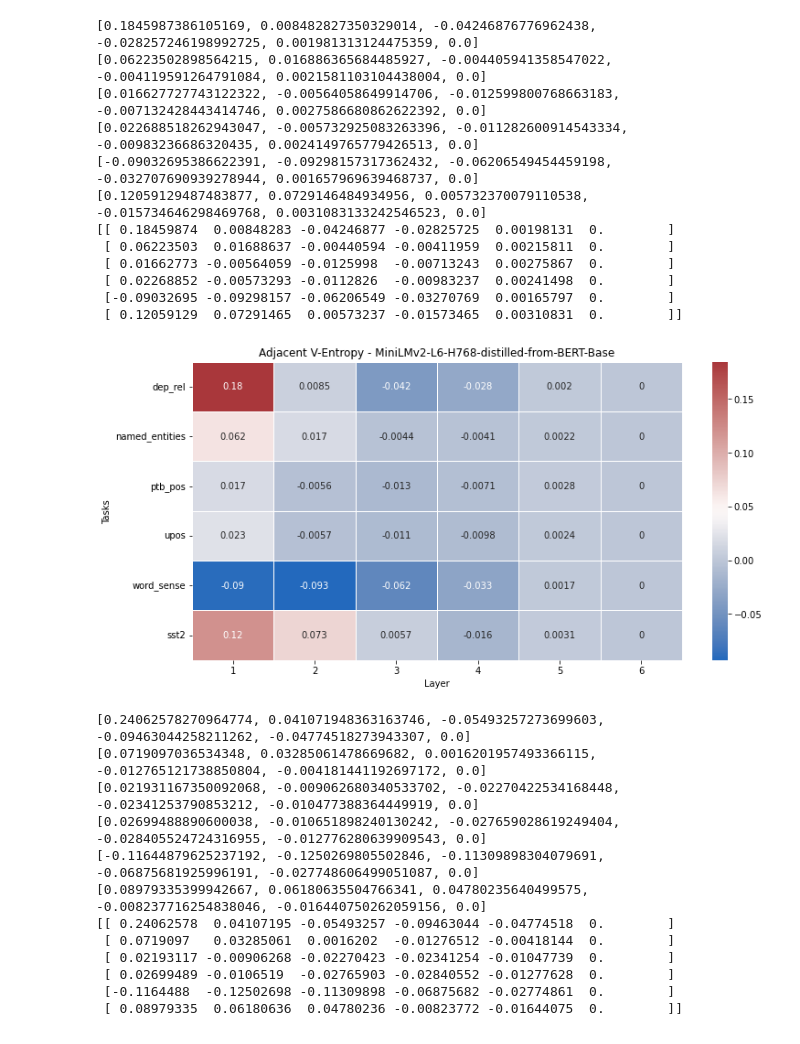
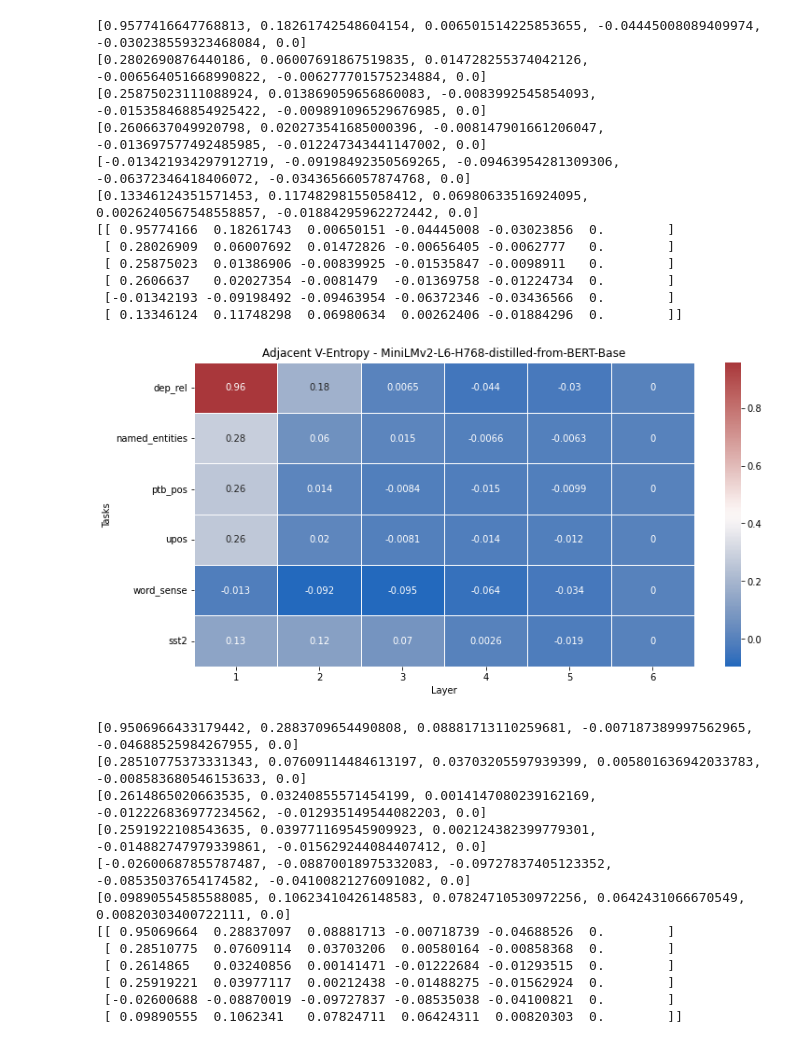
Before and after one commit to Haotian-Qi/conditional-probing-fork, a Jupyter notebook: heatmap.ipynb, the cells around one changed output. Drawn from its saved outputs; the diff is of its cells as text; code cells hidden in the pictures.

```diff
--- a/heatmap.ipynb
+++ b/heatmap.ipynb
@@ -5,10 +5,8 @@ import matplotlib.pyplot as plt
 import seaborn as sns
 
 def get_data(task,model_name,layer_number):
-    #[task+"-"+model_name+"-layer0.yaml.results", task+"-"+model_name+"-layer1.yaml.results", task+"-"+model_name+"-layer2.yaml.results", task+"-"+model_name+"-layer3.yaml.results", task+"-"+model_name+"-layer4.yaml.results",task+"-"+model_name+"-layer5.yaml.results"]
-    #[task+"-"+model_name+"-layer0-1.yaml.results", task+"-"+model_name+"-layer1-2.yaml.results", task+"-"+model_name+"-layer2-3.yaml.results", task+"-"+model_name+"-layer3-4.yaml.results", task+"-"+model_name+"-layer4-5.yaml.results", task+"-"+model_name+"-layer5-6.yaml.results"]
-    single_layers = ['reports/{}-{}-layer{}.yaml.results/dev.v_entropy'.format(task,model_name,i) for i in range(1,layer_number+1)]
-    two_layers = ['reports/{}-{}-layer{}-{}.yaml.results/dev.v_entropy'.format(task,model_name,i-1,i) for i in range(1,layer_number+1)]
+    single_layers = ['reports/{}-{}-layer{}.yaml.results/dev.v_entropy'.format(task,model_name,i) for i in range(0,layer_number)] #(0-5)
+    two_layers = ['reports/{}-{}-layer{}-{}.yaml.results/dev.v_entropy'.format(task,model_name,i,i+1) for i in range(0,layer_number)] #(0-1),(1,2)
     base = []
     cond = []
     for file_path in single_layers:
@@ -22,55 +20,55 @@ def get_data(task,model_name,layer_number):
         if os.path.isfile(file_path):
             with open(file_path, "r") as f:
                 cond.append(float(f.read().strip()))
         else:
             print("Path Invalid")
     r = [(b-c) for b, c in zip(base, cond)]
     print(r)
     return r
 
 tasks=["dep_rel","named_entities","ptb_pos","upos","word_sense","sst2"]
 models=["MiniLMv2-L6-H768-distilled-from-BERT-Base","distilbert-base-uncased","12-b128-distilbert","8-b128-distilbert"]
 layer_numbers=[6,6,12,8]
 
 
 for count, model in enumerate(models):
     results = np.empty((0,layer_numbers[count]))
     for task in tasks:
         r = get_data(task, model,layer_numbers[count])
         results = np.append(results, [r], axis=0)
     print(results)
     x_indices = range(1, layer_numbers[count] + 1)
     plt.figure(figsize=(12,6))
     plt.title("Adjacent V-Entropy - "+model)
     ax = sns.heatmap(results, linewidth=0.5,annot=True,cmap="vlag")
     plt.xlabel('Layer')
     plt.ylabel('Tasks')
     ax.set_xticklabels(x_indices)
     ax.set_yticklabels(tasks, rotation='horizontal')
     plt.show()
 # %% [output]
-[0.1845987386105169, 0.008482827350329014, -0.04246876776962438, -0.028257246198992725, 0.001981313124475359, 0.0]
-[0.06223502898564215, 0.016886365684485927, -0.004405941358547022, -0.004119591264791084, 0.0021581103104438004, 0.0]
-[0.016627727743122322, -0.00564058649914706, -0.012599800768663183, -0.007132428443414746, 0.0027586680862622392, 0.0]
-[0.022688518262943047, -0.005732925083263396, -0.011282600914543334, -0.00983236686320435, 0.0024149765779426513, 0.0]
-[-0.09032695386622391, -0.09298157317362432, -0.06206549454459198, -0.032707690939278944, 0.001657969639468737, 0.0]
-[0.12059129487483877, 0.0729146484934956, 0.005732370079110538, -0.015734646298469768, 0.0031083133242546523, 0.0]
-[[ 0.18459874  0.00848283 -0.04246877 -0.02825725  0.00198131  0.        ]
- [ 0.06223503  0.01688637 -0.00440594 -0.00411959  0.00215811  0.        ]
- [ 0.01662773 -0.00564059 -0.0125998  -0.00713243  0.00275867  0.        ]
- [ 0.02268852 -0.00573293 -0.0112826  -0.00983237  0.00241498  0.        ]
- [-0.09032695 -0.09298157 -0.06206549 -0.03270769  0.00165797  0.        ]
- [ 0.12059129  0.07291465  0.00573237 -0.01573465  0.00310831  0.        ]]
+[0.9577416647768813, 0.18261742548604154, 0.006501514225853655, -0.04445008089409974, -0.030238559323468084, 0.0]
+[0.2802690876440186, 0.06007691867519835, 0.014728255374042126, -0.006564051668990822, -0.006277701575234884, 0.0]
+[0.25875023111088924, 0.013869059656860083, -0.0083992545854093, -0.015358468854925422, -0.009891096529676985, 0.0]
+[0.2606637049920798, 0.020273541685000396, -0.008147901661206047, -0.013697577492485985, -0.012247343441147002, 0.0]
+[-0.013421934297912719, -0.09198492350569265, -0.09463954281309306, -0.06372346418406072, -0.03436566057874768, 0.0]
+[0.13346124351571453, 0.11748298155058412, 0.06980633516924095, 0.0026240567548558857, -0.01884295962272442, 0.0]
+[[ 0.95774166  0.18261743  0.00650151 -0.04445008 -0.03023856  0.        ]
+ [ 0.28026909  0.06007692  0.01472826 -0.00656405 -0.0062777   0.        ]
+ [ 0.25875023  0.01386906 -0.00839925 -0.01535847 -0.0098911   0.        ]
+ [ 0.2606637   0.02027354 -0.0081479  -0.01369758 -0.01224734  0.        ]
+ [-0.01342193 -0.09198492 -0.09463954 -0.06372346 -0.03436566  0.        ]
+ [ 0.13346124  0.11748298  0.06980634  0.00262406 -0.01884296  0.        ]]
-[figure, old version]
+[figure, new version]
-[0.24062578270964774, 0.041071948363163746, -0.05493257273699603, -0.09463044258211262, -0.04774518273943307, 0.0]
-[0.0719097036534348, 0.03285061478669682, 0.0016201957493366115, -0.012765121738850804, -0.004181441192697172, 0.0]
-[0.021931167350092068, -0.009062680340533702, -0.02270422534168448, -0.02341253790853212, -0.010477388364449919, 0.0]
-[0.02699488890600038, -0.010651898240130242, -0.027659028619249404, -0.028405524724316955, -0.012776280639909543, 0.0]
-[-0.11644879625237192, -0.1250269805502846, -0.11309898304079691, -0.06875681925996191, -0.027748606499051087, 0.0]
-[0.08979335399942667, 0.06180635504766341, 0.04780235640499575, -0.008237716254838046, -0.016440750262059156, 0.0]
-[[ 0.24062578  0.04107195 -0.05493257 -0.09463044 -0.04774518  0.        ]
- [ 0.0719097   0.03285061  0.0016202  -0.01276512 -0.00418144  0.        ]
- [ 0.02193117 -0.00906268 -0.02270423 -0.02341254 -0.01047739  0.        ]
- [ 0.02699489 -0.0106519  -0.02765903 -0.02840552 -0.01277628  0.        ]
- [-0.1164488  -0.12502698 -0.11309898 -0.06875682 -0.02774861  0.        ]
- [ 0.08979335  0.06180636  0.04780236 -0.00823772 -0.01644075  0.        ]]
+[0.9506966433179442, 0.2883709654490808, 0.08881713110259681, -0.007187389997562965, -0.04688525984267955, 0.0]
+[0.28510775373331343, 0.07609114484613197, 0.03703205597939399, 0.005801636942033783, -0.008583680546153633, 0.0]
+[0.2614865020663535, 0.03240855571454199, 0.0014147080239162169, -0.012226836977234562, -0.012935149544082203, 0.0]
+[0.2591922108543635, 0.039771169545909923, 0.002124382399779301, -0.014882747979339861, -0.015629244084407412, 0.0]
+[-0.02600687855787487, -0.08870018975332083, -0.09727837405123352, -0.08535037654174582, -0.04100821276091082, 0.0]
+[0.09890554585588085, 0.10623410426148583, 0.07824710530972256, 0.0642431066670549, 0.00820303400722111, 0.0]
+[[ 0.95069664  0.28837097  0.08881713 -0.00718739 -0.04688526  0.        ]
+ [ 0.28510775  0.07609114  0.03703206  0.00580164 -0.00858368  0.        ]
+ [ 0.2614865   0.03240856  0.00141471 -0.01222684 -0.01293515  0.        ]
+ [ 0.25919221  0.03977117  0.00212438 -0.01488275 -0.01562924  0.        ]
+ [-0.02600688 -0.08870019 -0.09727837 -0.08535038 -0.04100821  0.        ]
+ [ 0.09890555  0.1062341   0.07824711  0.06424311  0.00820303  0.        ]]
```
Also changed, not shown: parts of 1 cell of this notebook.
